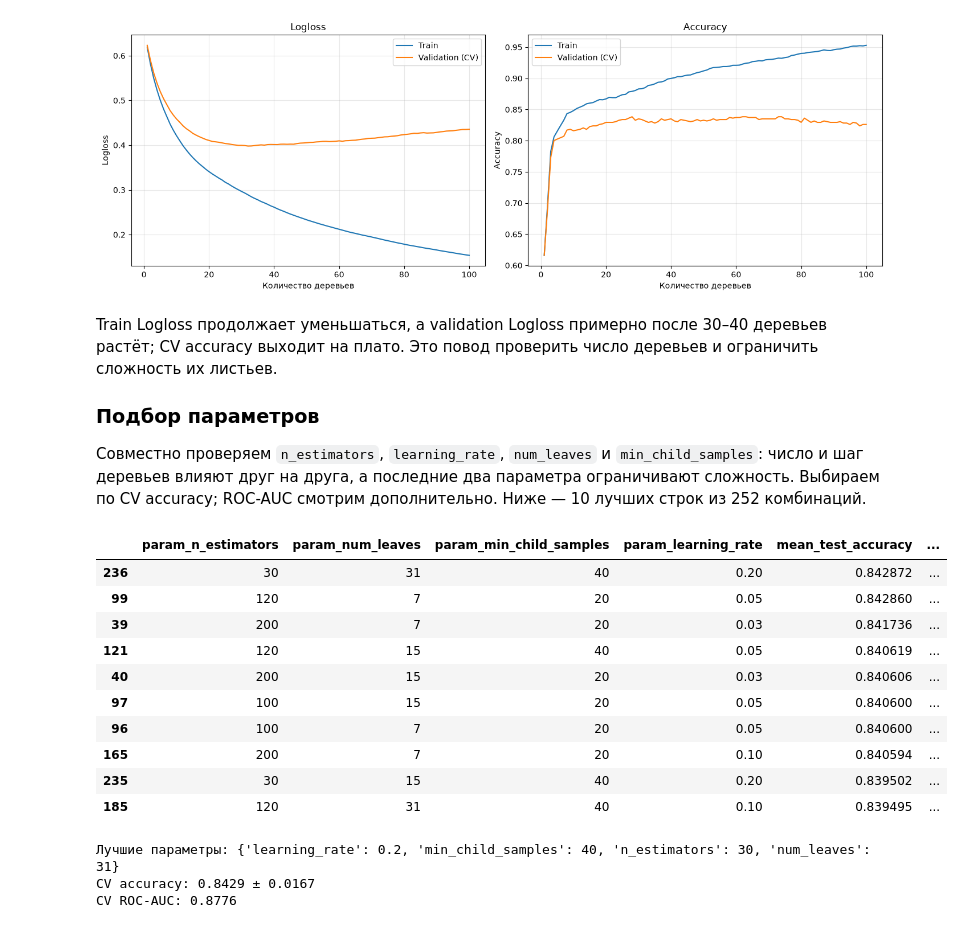
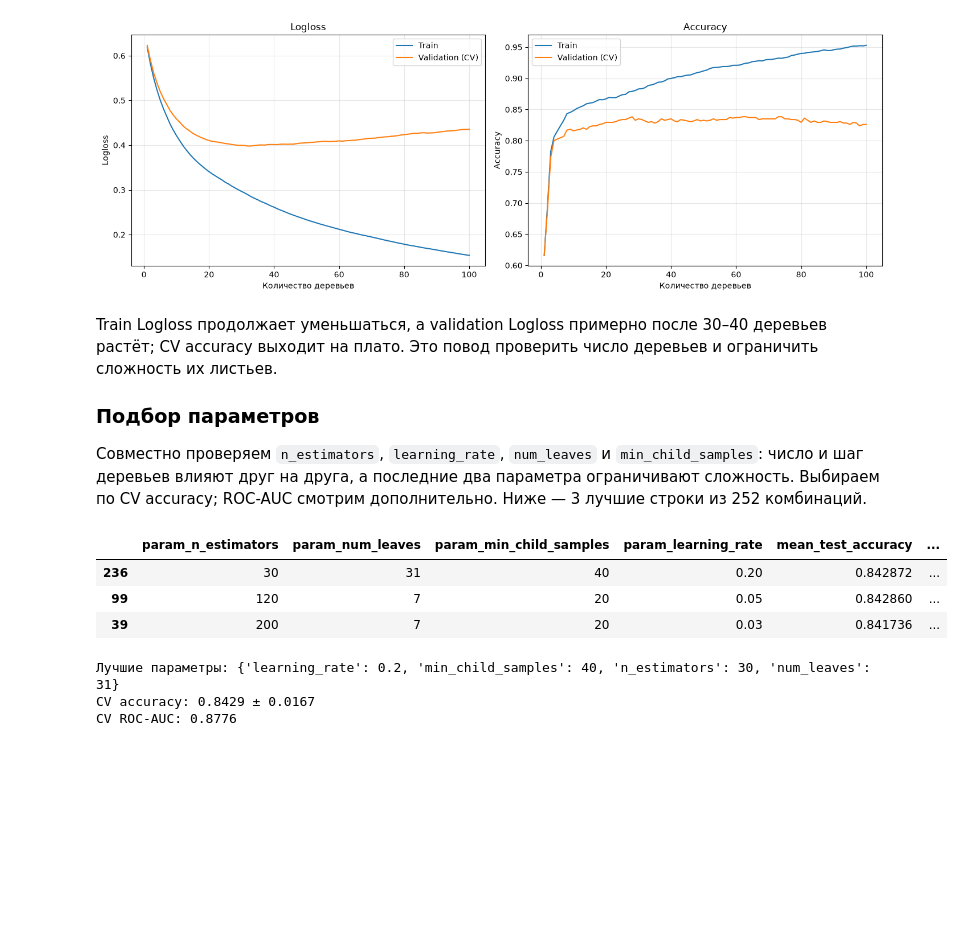
Before and after one commit to Red13REd/Titanic, a Jupyter notebook: notebooks/modeling.ipynb, the cells around one changed output. Saved outputs shown, nothing was run; the diff lists cells and outputs as text; code cells hidden in the pictures; blank space fills up the shorter version.

```diff
--- a/notebooks/modeling.ipynb
+++ b/notebooks/modeling.ipynb
@@ -899,48 +899,41 @@ Train Logloss продолжает уменьшаться, а validation Logloss
 
 ### Подбор параметров
 
-Совместно проверяем `n_estimators`, `learning_rate`, `num_leaves` и `min_child_samples`: число и шаг деревьев влияют друг на друга, а последние два параметра ограничивают сложность. Выбираем по CV accuracy; ROC-AUC смотрим дополнительно. Ниже — 10 лучших строк из 252 комбинаций.
+Совместно проверяем `n_estimators`, `learning_rate`, `num_leaves` и `min_child_samples`: число и шаг деревьев влияют друг на друга, а последние два параметра ограничивают сложность. Выбираем по CV accuracy; ROC-AUC смотрим дополнительно. Ниже — 3 лучшие строки из 252 комбинаций.
 # %%
 lgbm_grid = GridSearchCV(
     estimator=LGBMClassifier(random_state=42, verbosity=-1),
     param_grid={
         "n_estimators": [20, 30, 40, 60, 100, 120, 200],
         "num_leaves": [7, 15, 31],
         "min_child_samples": [10, 20, 40],
         "learning_rate": [0.03, 0.05, 0.1, 0.2],
     },
     scoring={"accuracy": "accuracy", "roc_auc": "roc_auc"},
     refit="accuracy",
     cv=get_cv(),
     n_jobs=1,
 )
 
 lgbm_grid.fit(X_lgbm, y_lgbm)
 
 lgbm_search_results = pd.DataFrame(lgbm_grid.cv_results_)
 lgbm_search_results[
     [
         "param_n_estimators",
         "param_num_leaves",
         "param_min_child_samples",
         "param_learning_rate",
         "mean_test_accuracy",
         "std_test_accuracy",
         "mean_test_roc_auc",
     ]
-].sort_values("mean_test_accuracy", ascending=False).head(10)
+].sort_values("mean_test_accuracy", ascending=False).head(3)
 # %% [output]
 |  | param_n_estimators | param_num_leaves | param_min_child_samples | param_learning_rate | mean_test_accuracy | ... |
 | 236 | 30 | 31 | 40 | 0.20 | 0.842872 | ... |
 | 99 | 120 | 7 | 20 | 0.05 | 0.842860 | ... |
 | 39 | 200 | 7 | 20 | 0.03 | 0.841736 | ... |
-| 121 | 120 | 15 | 40 | 0.05 | 0.840619 | ... |
-| 40 | 200 | 15 | 20 | 0.03 | 0.840606 | ... |
-| 97 | 100 | 15 | 20 | 0.05 | 0.840600 | ... |
-| 96 | 100 | 7 | 20 | 0.05 | 0.840600 | ... |
-| 165 | 200 | 7 | 20 | 0.10 | 0.840594 | ... |
-| 235 | 30 | 15 | 40 | 0.20 | 0.839502 | ... |
-| 185 | 120 | 31 | 40 | 0.10 | 0.839495 | ... |
 # %%
 best_lgbm_row = lgbm_search_results.iloc[lgbm_grid.best_index_]
 print("Лучшие параметры:", lgbm_grid.best_params_)
```
Also changed, not shown: parts of 15 cells of this notebook, 6 other files.
